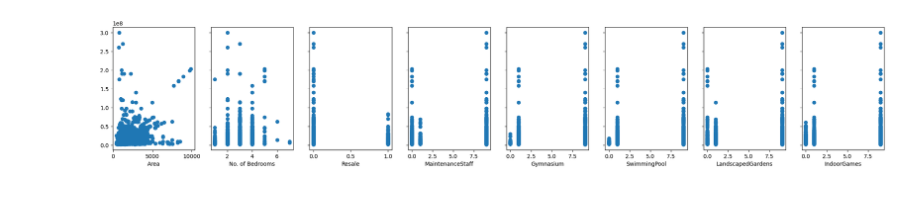
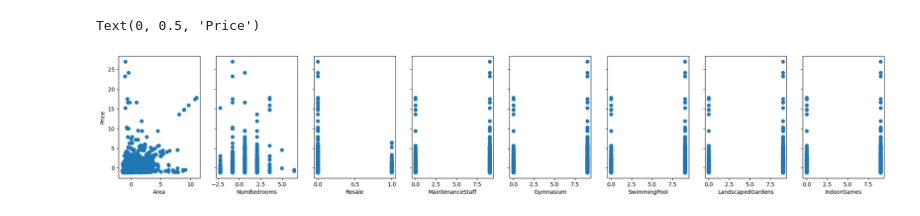
Before and after one commit to umangtyagi/machine_learning_specialization, a Jupyter notebook: linear_regression/univariate_multiple_linear_regression.ipynb, the cells around one changed output. Saved outputs shown, nothing was run; the diff lists cells and outputs as text; code cells hidden in the pictures.

```diff
--- a/linear_regression/univariate_multiple_linear_regression.ipynb
+++ b/linear_regression/univariate_multiple_linear_regression.ipynb
@@ -44,2 +89,19 @@ max       9.000000
+# %%
+# combining scaled data into a single dataframe
+scaled_data = pd.DataFrame()
+for var in varlist:
+    if var == 'Resale':
+        scaled_data[var] = data.Resale
+    else:
+        scaled_data[var] = eval(var)
+
+fig,ax = plt.subplots(1,8, figsize=(25,4), sharey = True)
+for i in range(len(ax)):
+    ax[i].scatter(scaled_data[varlist[i+1]],scaled_data[varlist[0]])
+    ax[i].set_xlabel(varlist[i+1])
+ax[0].set_ylabel('Price')
+# %% [output]
+Text(0, 0.5, 'Price')
+[figure, added]
 # %%
 # splitting the data into training and testing data
@@ -55,8 +116,0 @@ x_train = data[varlist[1:]]
-# %%
-# plotting the to check if scaling is required
-fig,ax = plt.subplots(1,8, figsize=(25,4), sharey = True)
-for i in range(len(ax)):
-    ax[i].scatter(x_train[varlist[i+1]],y_train)
-    ax[i].set_xlabel(varlist[i+1])
-# %% [output]
-[figure, removed]
```
Also changed, not shown: parts of 10 cells of this notebook.
